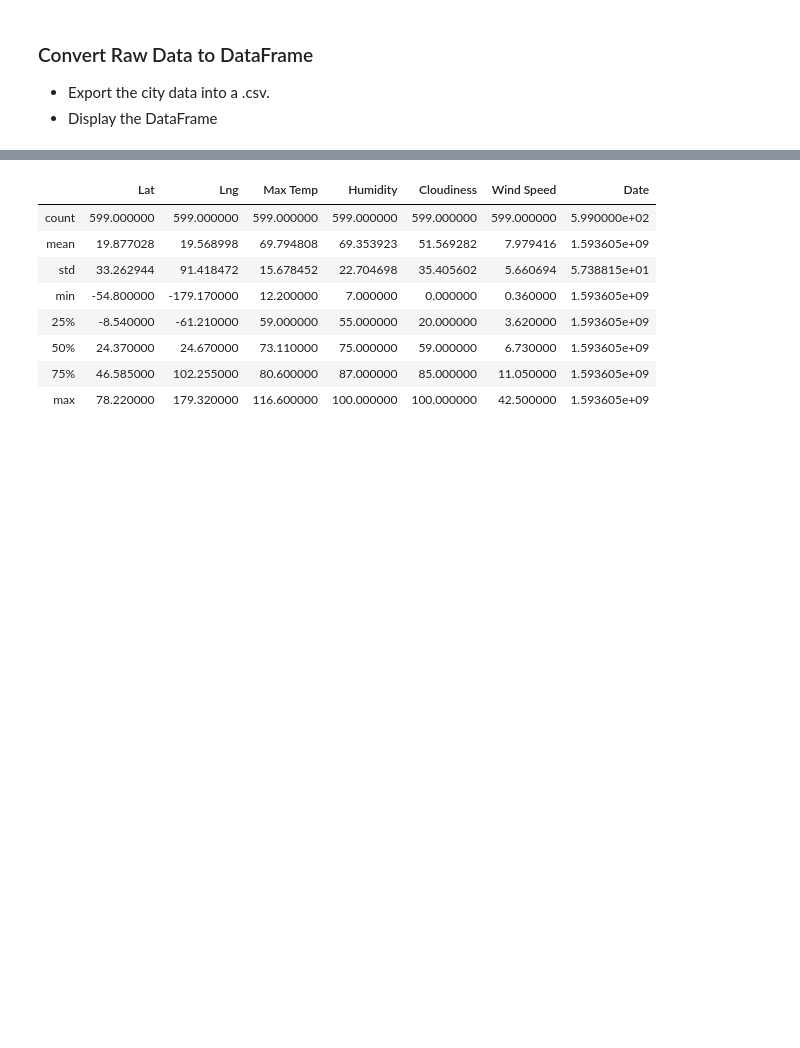
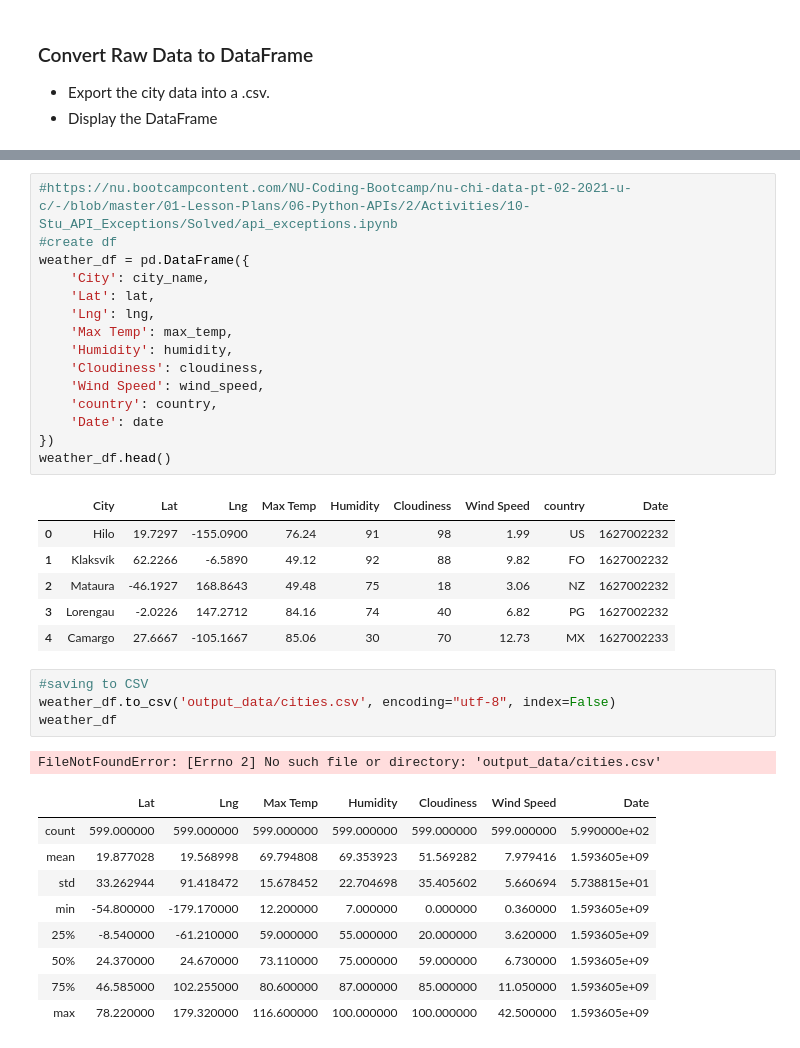
Before and after one commit to cass-john/python-api-challenge, a Jupyter notebook: starter_code/WeatherPy-updated.ipynb, the cells around one changed output, grey strips where cells are left out. Saved outputs shown, nothing was run; the diff lists cells and outputs as text; blank space fills up the shorter version.

Commit message:
put raw data in DF and exported CSV

```diff
--- a/starter_code/WeatherPy-updated.ipynb
+++ b/starter_code/WeatherPy-updated.ipynb
@@ -143,3 +135,31 @@ Processing Record 30 of Set 7 | tura
+# %%
+#https://nu.bootcampcontent.com/NU-Coding-Bootcamp/nu-chi-data-pt-02-2021-u-c/-/blob/master/01-Lesson-Plans/06-Python-APIs/2/Activities/10-Stu_API_Exceptions/Solved/api_exceptions.ipynb
+#create df
+weather_df = pd.DataFrame({
+    'City': city_name,
+    'Lat': lat,
+    'Lng': lng,
+    'Max Temp': max_temp,
+    'Humidity': humidity,
+    'Cloudiness': cloudiness,
+    'Wind Speed': wind_speed,
+    'country': country,
+    'Date': date
+})
+weather_df.head()
+# %% [output]
+|  | City | Lat | Lng | Max Temp | Humidity | Cloudiness | Wind Speed | country | Date |
+| 0 | Hilo | 19.7297 | -155.0900 | 76.24 | 91 | 98 | 1.99 | US | 1627002232 |
+| 1 | Klaksvík | 62.2266 | -6.5890 | 49.12 | 92 | 88 | 9.82 | FO | 1627002232 |
+| 2 | Mataura | -46.1927 | 168.8643 | 49.48 | 75 | 18 | 3.06 | NZ | 1627002232 |
+| 3 | Lorengau | -2.0226 | 147.2712 | 84.16 | 74 | 40 | 6.82 | PG | 1627002232 |
+| 4 | Camargo | 27.6667 | -105.1667 | 85.06 | 30 | 70 | 12.73 | MX | 1627002233 |
+# %%
+#saving to CSV
+weather_df.to_csv('output_data/cities.csv', encoding="utf-8", index=False)
+weather_df
+# %% [output]
+FileNotFoundError: [Errno 2] No such file or directory: 'output_data/cities.csv'
 # %%
 # %% [output]
 |  | Lat | Lng | Max Temp | Humidity | Cloudiness | Wind Speed | Date |
```
Also changed, not shown: parts of 2 cells of this notebook, 1 other file.
